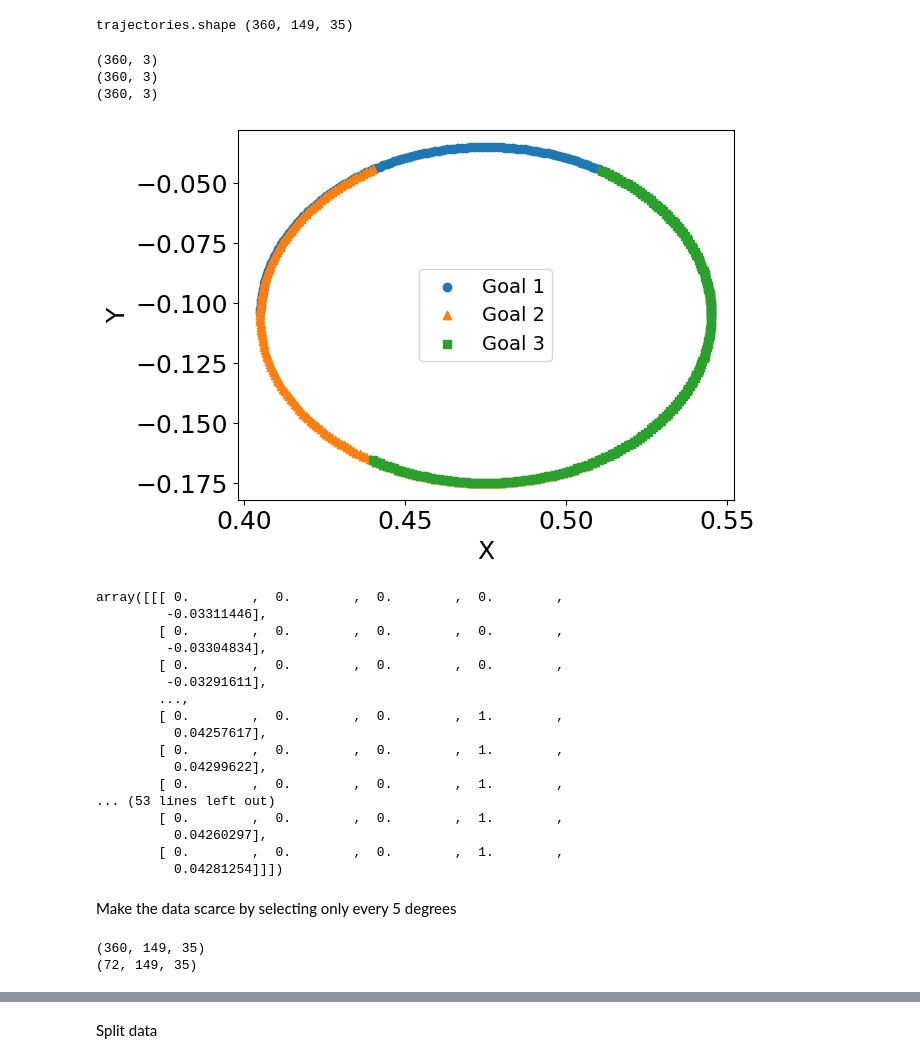
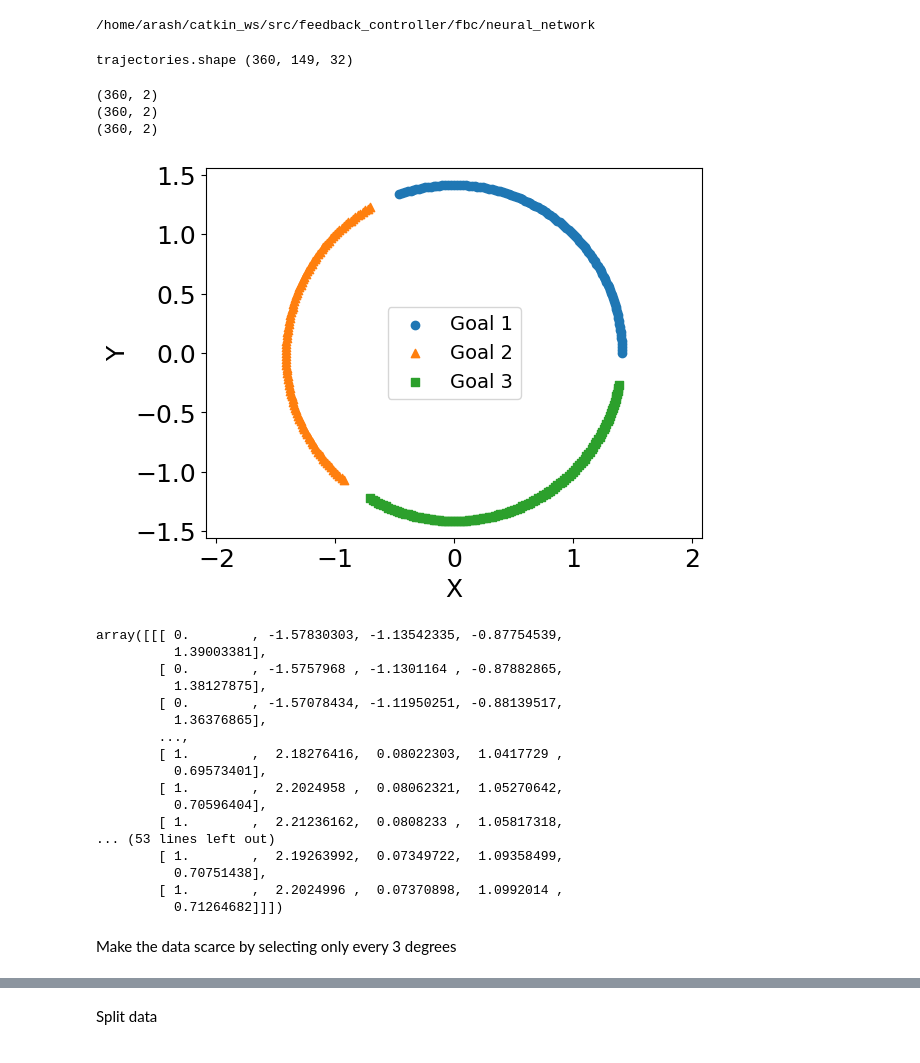
Before and after one commit to arash-mehrabi-z/dnfc-torobo, a Jupyter notebook: feedback_controller/fbc/neural_network/data.ipynb, the cells around one changed output, grey strips where cells are left out. Cells and saved outputs as stored; diff of their text form; code cells hidden in the pictures.

```diff
--- a/feedback_controller/fbc/neural_network/data.ipynb
+++ b/feedback_controller/fbc/neural_network/data.ipynb
@@ -9,21 +9,29 @@ plt.rcParams['font.size'] = 18
 plt.rc('font', size=18)
 plt.rc('legend', fontsize=14)
 label_fontsize = 14
+
+root_dir = os.getcwd()
+print(root_dir)
+# %% [output]
+/home/arash/catkin_ws/src/feedback_controller/fbc/neural_network
 # %%
-ds_root_dir = "data/torobo/trajs:72_blocks:3" + "_tri_img" #"_triangle_v_scarce"
+ds_root_dir = "data/torobo/trajs:360_blocks:3_imgs_2cams"
+#"_tri_img" #"_triangle_v_scarce"
 # ds_root_dir = "data/torobo/trajs:500_blocks:3" + "_random"
 file_name = "train_ds.npy" #f"test_0.8.npy"
+
+ds_root_dir = os.path.join(root_dir, ds_root_dir)
 data_file_path = os.path.join(ds_root_dir, file_name)
 trajectories = np.load(data_file_path)
 print("trajectories.shape", trajectories.shape)
 # %% [output]
-trajectories.shape (360, 149, 35)
+trajectories.shape (360, 149, 32)
 # %%
 def visualize(data1, data2, data3, idx):
     # Extract x, y, z coordinates for all datasets
-    x1, y1, z1 = data1[:idx, 0], data1[:idx, 1], data1[:idx, 2]
-    x2, y2, z2 = data2[:idx, 0], data2[:idx, 1], data2[:idx, 2]
-    x3, y3, z3 = data3[:idx, 0], data3[:idx, 1], data3[:idx, 2]
+    x1, y1 = data1[:idx, 0], data1[:idx, 1] #, data1[:idx, 2]
+    x2, y2 = data2[:idx, 0], data2[:idx, 1] #, data2[:idx, 2]
+    x3, y3 = data3[:idx, 0], data3[:idx, 1] #, data3[:idx, 2]
 
     # Create a 3D plot
     fig = plt.figure()
@@ -43,49 +51,46 @@ def visualize(data1, data2, data3, idx):
     plt.ylabel('Y')
     # ax.set_zlabel('Z')
     plt.legend()
+    plt.axis('equal')
 
     # Show the plot
     plt.show()
 # %%
-data1 = trajectories[:, 0, 15:18]
+# data1 = trajectories[:, 0, 15:18]
+data1 = trajectories[:, 0, 15:17]
 print(data1.shape)
-data2 = trajectories[:, 0, 18:21]
+# data2 = trajectories[:, 0, 18:21]
+data2 = trajectories[:, 0, 17:19]
 print(data2.shape)
-data3 = trajectories[:, 0, 21:24]
+# data3 = trajectories[:, 0, 21:24]
+data3 = trajectories[:, 0, 19:21]
 print(data3.shape)
 
-visualize(data1, data2, data3, idx=180)
+visualize(data1, data2, data3, idx=110)
 # %% [output]
-(360, 3)
-(360, 3)
-(360, 3)
+(360, 2)
+(360, 2)
+(360, 2)
-[figure, old version]
+[figure, new version]
 # %%
 trajectories[:, :, 24:29][:5]
 # %% [output]
-array([[[ 0.        ,  0.        ,  0.        ,  0.        ,
-         -0.03311446],
-        [ 0.        ,  0.        ,  0.        ,  0.        ,
-         -0.03304834],
-        [ 0.        ,  0.        ,  0.        ,  0.        ,
-         -0.03291611],
+array([[[ 0.        , -1.57830303, -1.13542335, -0.87754539,
+          1.39003381],
+        [ 0.        , -1.5757968 , -1.1301164 , -0.87882865,
+          1.38127875],
+        [ 0.        , -1.57078434, -1.11950251, -0.88139517,
+          1.36376865],
         ...,
-        [ 0.        ,  0.        ,  0.        ,  1.        ,
-          0.04257617],
-        [ 0.        ,  0.        ,  0.        ,  1.        ,
-          0.04299622],
-        [ 0.        ,  0.        ,  0.        ,  1.        ,
+        [ 1.        ,  2.18276416,  0.08022303,  1.0417729 ,
+          0.69573401],
+        [ 1.        ,  2.2024958 ,  0.08062321,  1.05270642,
+          0.70596404],
+        [ 1.        ,  2.21236162,  0.0808233 ,  1.05817318,
 ... (53 lines left out)
-        [ 0.        ,  0.        ,  0.        ,  1.        ,
-          0.04260297],
-        [ 0.        ,  0.        ,  0.        ,  1.        ,
-          0.04281254]]])
+        [ 1.        ,  2.19263992,  0.07349722,  1.09358499,
+          0.70751438],
+        [ 1.        ,  2.2024996 ,  0.07370898,  1.0992014 ,
+          0.71264682]]])
 # %% [markdown]
-Make the data scarce by selecting only every 5 degrees
+Make the data scarce by selecting only every 3 degrees
-# %%
-print(trajectories.shape)
-scarce_trajectories = trajectories[::5, :, :]
-print(scarce_trajectories.shape)
-# %% [output]
-(360, 149, 35)
-(72, 149, 35)
```
Also changed, not shown: parts of 26 cells of this notebook, 4 other files.
